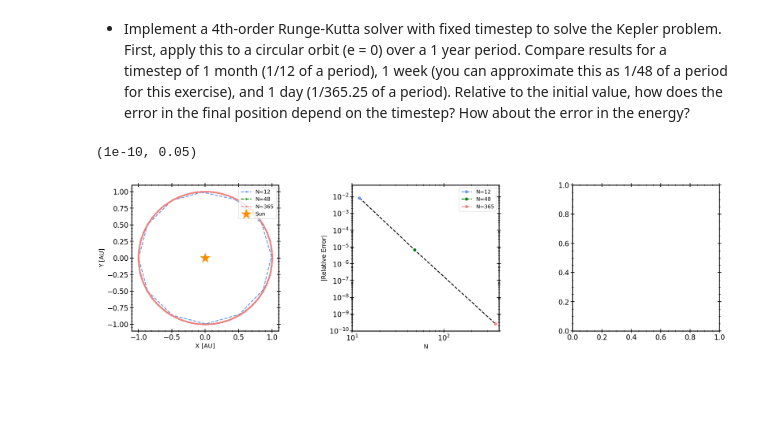
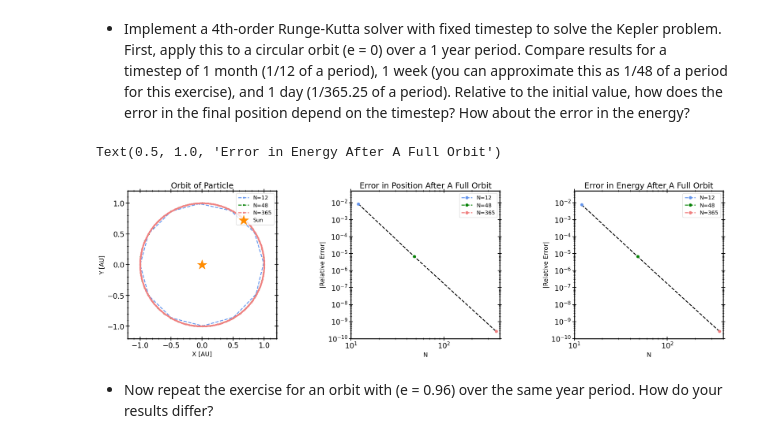
Before and after one commit to carlosajurado/AST384C-Computational-Astrophysics, a Jupyter notebook: HW2.ipynb, the cells around one changed output. Drawn from its saved outputs; the diff is of its cells as text; code cells hidden in the pictures; blank space fills up the shorter version.

Commit message:
Added RK4 functionallity for circular and elliptical orbits

```diff
--- a/HW2.ipynb
+++ b/HW2.ipynb
@@ -200,41 +237,69 @@ for N in N_values:
 ### Error Calculations
 
 #Error between initial and final position
-
 positional_err = {}
 for N in N_values:
     positional_err[N] = np.abs(orbit_histories[N][1][-1]/initial_state[1] - 1) #relative error = (final_val - initial_val)/initial_val = final_val/inital_val - 1
+
+
+#Error between initial and final energy
+energy_err = {}
+for N in N_values:
+    energy_err[N] = np.abs(energy_histories[N]/intial_energy - 1)
 # %%
 fig, axs = plt.subplots(1, 3, figsize=(24, 6))
 plt.subplots_adjust(wspace=0.5, hspace=0.3)
+
 
 axs[0].plot(orbit_histories[12][0], orbit_histories[12][1], color='cornflowerblue', marker='.', label='N=12', linestyle = '--')
 axs[0].plot(orbit_histories[48][0], orbit_histories[48][1], color='green', marker='.', label='N=48', linestyle = '--')
 axs[0].plot(orbit_histories[365][0], orbit_histories[365][1], color='lightcoral', marker='.', label='N=365', linestyle = '--')
 axs[0].scatter(0, 0, marker = '*', color = 'darkorange', s=500, label='Sun')
 
 axs[0].set_xlabel('X [AU]')
-#axs[0].set_xlim(-1.2, 1.2)
-
+axs[0].set_xlim(-1.2, 1.2)
 axs[0].set_ylabel('Y [AU]')
-#axs[0].set_ylim(-1.2, 1.2)
+axs[0].set_ylim(-1.2, 1.2)
 axs[0].legend(ncol=1, loc='upper right')
+axs[0].set_title("Orbit of Particle")
 
 
 
 
 
 
 axs[1].loglog(N_values, [positional_err[12], positional_err[48], positional_err[365]], color='black', linestyle = '--')
 axs[1].loglog(N_values[0], positional_err[12], color='cornflowerblue', marker='o', label='N=12', linestyle = '--')
 axs[1].loglog(N_values[1], positional_err[48], color='green', marker='o', label='N=48', linestyle = '--')
 axs[1].loglog(N_values[2], positional_err[365], color='lightcoral', marker='o', label='N=365', linestyle = '--')
 axs[1].legend(ncol=1, loc='upper right')
 
 axs[1].set_xlabel('N')
 axs[1].set_xlim(10**1, 4 * 10**2)
 axs[1].set_ylabel('|Relative Error|')
 axs[1].set_ylim(10**-10, 5 * 10**-2)
+axs[1].set_title("Error in Position After A Full Orbit")
+
+
+
+
+
+
+
+axs[2].loglog(N_values, [energy_err[12], energy_err[48], energy_err[365]], color='black', linestyle = '--')
+axs[2].loglog(N_values[0], energy_err[12], color='cornflowerblue', marker='o', label='N=12', linestyle = '--')
+axs[2].loglog(N_values[1], energy_err[48], color='green', marker='o', label='N=48', linestyle = '--')
+axs[2].loglog(N_values[2], energy_err[365], color='lightcoral', marker='o', label='N=365', linestyle = '--')
+axs[2].legend(ncol=1, loc='upper right')
+
+axs[2].set_xlabel('N')
+axs[2].set_xlim(10**1, 4 * 10**2)
+axs[2].set_ylabel('|Relative Error|')
+axs[2].set_ylim(10**-10, 5 * 10**-2)
+axs[2].set_title("Error in Energy After A Full Orbit")
 # %% [output]
-(1e-10, 0.05)
+Text(0.5, 1.0, 'Error in Energy After A Full Orbit')
-[figure, old version]
+[figure, new version]
+# %% [markdown]
+- Now repeat the exercise for an orbit with (e = 0.96) over the same year period. How do
+your results differ?
```
Also changed, not shown: parts of 8 cells of this notebook.
